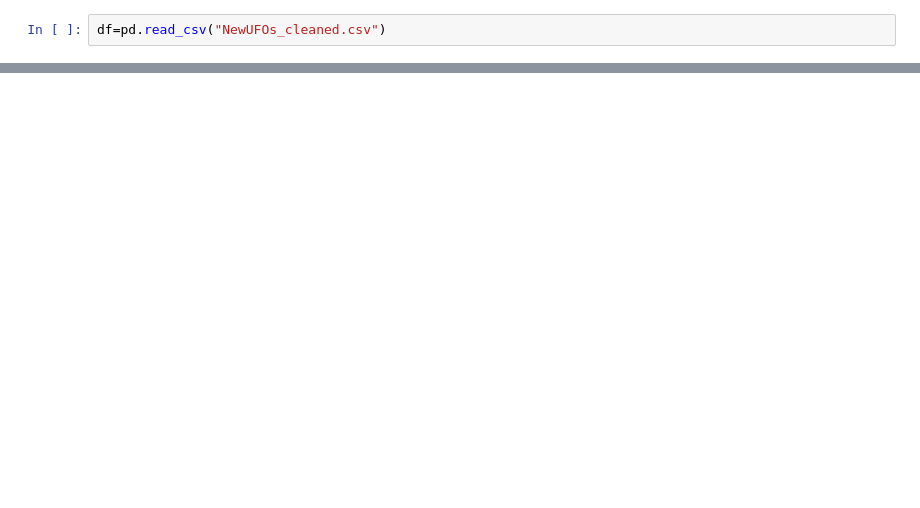
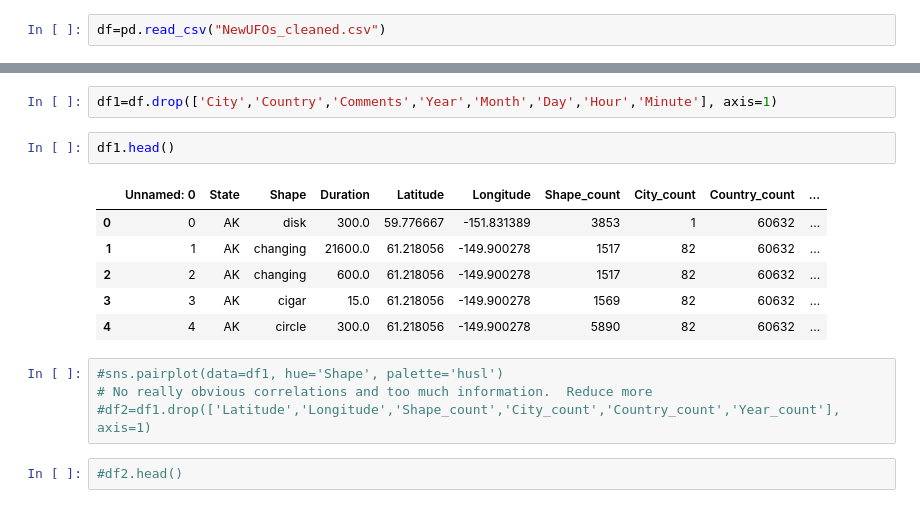
Before and after one commit to AndrewBoyne/my_qa_repo, a Jupyter notebook: Week 10 free practice/Untitled6.ipynb, the cells around one changed output, grey strips where cells are left out. Drawn from its saved outputs; the diff is of its cells as text; blank space fills up the shorter version.

```diff
--- a/Week 10 free practice/Untitled6.ipynb
+++ b/Week 10 free practice/Untitled6.ipynb
@@ -13,0 +37,17 @@ df.head()
+# %%
+df1=df.drop(['City','Country','Comments','Year','Month','Day','Hour','Minute'], axis=1)
+# %%
+df1.head()
+# %% [output]
+|  | Unnamed: 0 | State | Shape | Duration | Latitude | Longitude | Shape_count | City_count | Country_count | ... |
+| 0 | 0 | AK | disk | 300.0 | 59.776667 | -151.831389 | 3853 | 1 | 60632 | ... |
+| 1 | 1 | AK | changing | 21600.0 | 61.218056 | -149.900278 | 1517 | 82 | 60632 | ... |
+| 2 | 2 | AK | changing | 600.0 | 61.218056 | -149.900278 | 1517 | 82 | 60632 | ... |
+| 3 | 3 | AK | cigar | 15.0 | 61.218056 | -149.900278 | 1569 | 82 | 60632 | ... |
+| 4 | 4 | AK | circle | 300.0 | 61.218056 | -149.900278 | 5890 | 82 | 60632 | ... |
+# %%
+#sns.pairplot(data=df1, hue='Shape', palette='husl')
+# No really obvious correlations and too much information.  Reduce more
+#df2=df1.drop(['Latitude','Longitude','Shape_count','City_count','Country_count','Year_count'], axis=1)
+# %%
+#df2.head()
```
Also changed, not shown: parts of 33 cells of this notebook, 3 other files.
